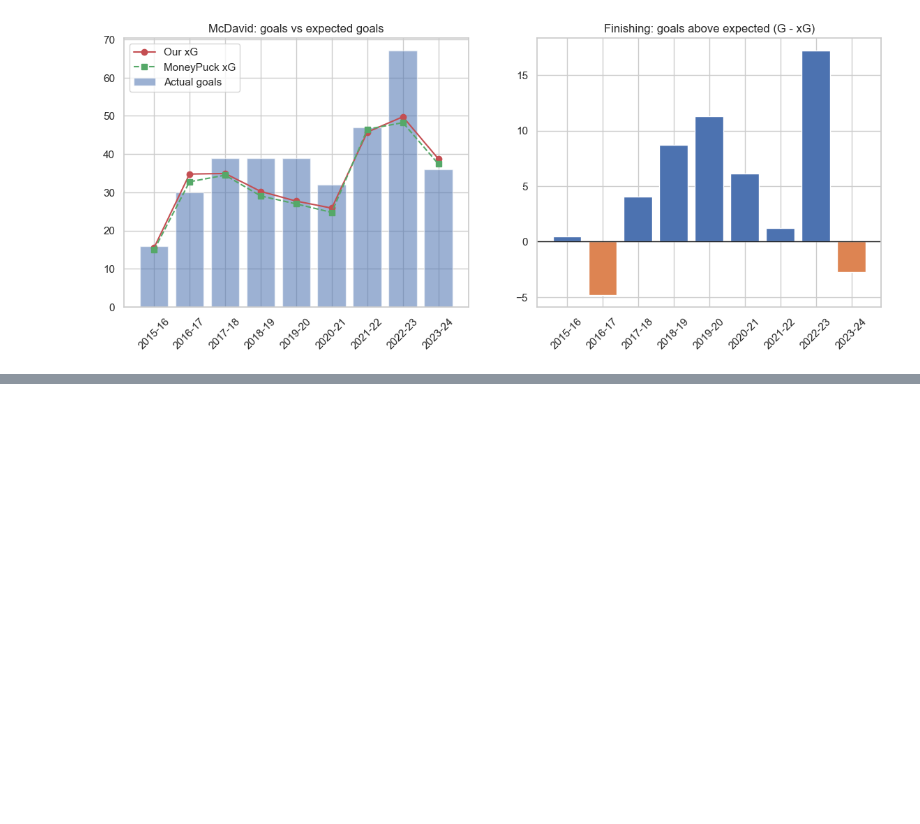
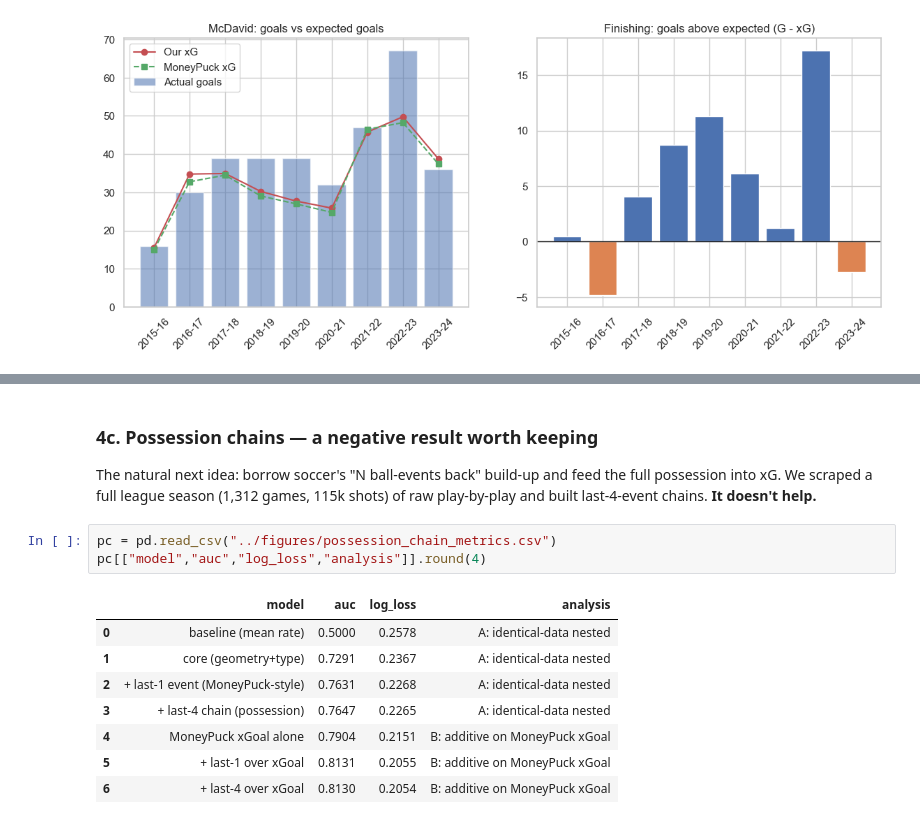
Before and after one commit to erab17/nhl_mcdavid_study, a Jupyter notebook: notebooks/NHL_McDavid_xG_modern.ipynb, the cells around one changed output, grey strips where cells are left out. Drawn from its saved outputs; the diff is of its cells as text; blank space fills up the shorter version.

```diff
--- a/notebooks/NHL_McDavid_xG_modern.ipynb
+++ b/notebooks/NHL_McDavid_xG_modern.ipynb
@@ -226,0 +300,18 @@ the gap — the log-loss difference, 0.210 vs 0.201, is the honest measure.)
+# %% [markdown]
+### 4c. Possession chains — a negative result worth keeping
+
+The natural next idea: borrow soccer's "N ball-events back" build-up and feed the full
+possession into xG. We scraped a full league season (1,312 games, 115k shots) of raw
+play-by-play and built last-4-event chains. **It doesn't help.**
+# %%
+pc = pd.read_csv("../figures/possession_chain_metrics.csv")
+pc[["model","auc","log_loss","analysis"]].round(4)
+# %% [output]
+|  | model | auc | log_loss | analysis |
+| 0 | baseline (mean rate) | 0.5000 | 0.2578 | A: identical-data nested |
+| 1 | core (geometry+type) | 0.7291 | 0.2367 | A: identical-data nested |
+| 2 | + last-1 event (MoneyPuck-style) | 0.7631 | 0.2268 | A: identical-data nested |
+| 3 | + last-4 chain (possession) | 0.7647 | 0.2265 | A: identical-data nested |
+| 4 | MoneyPuck xGoal alone | 0.7904 | 0.2151 | B: additive on MoneyPuck xGoal |
+| 5 | + last-1 over xGoal | 0.8131 | 0.2055 | B: additive on MoneyPuck xGoal |
+| 6 | + last-4 over xGoal | 0.8130 | 0.2054 | B: additive on MoneyPuck xGoal |
```
Also changed, not shown: parts of 17 cells of this notebook, 2 other files.
